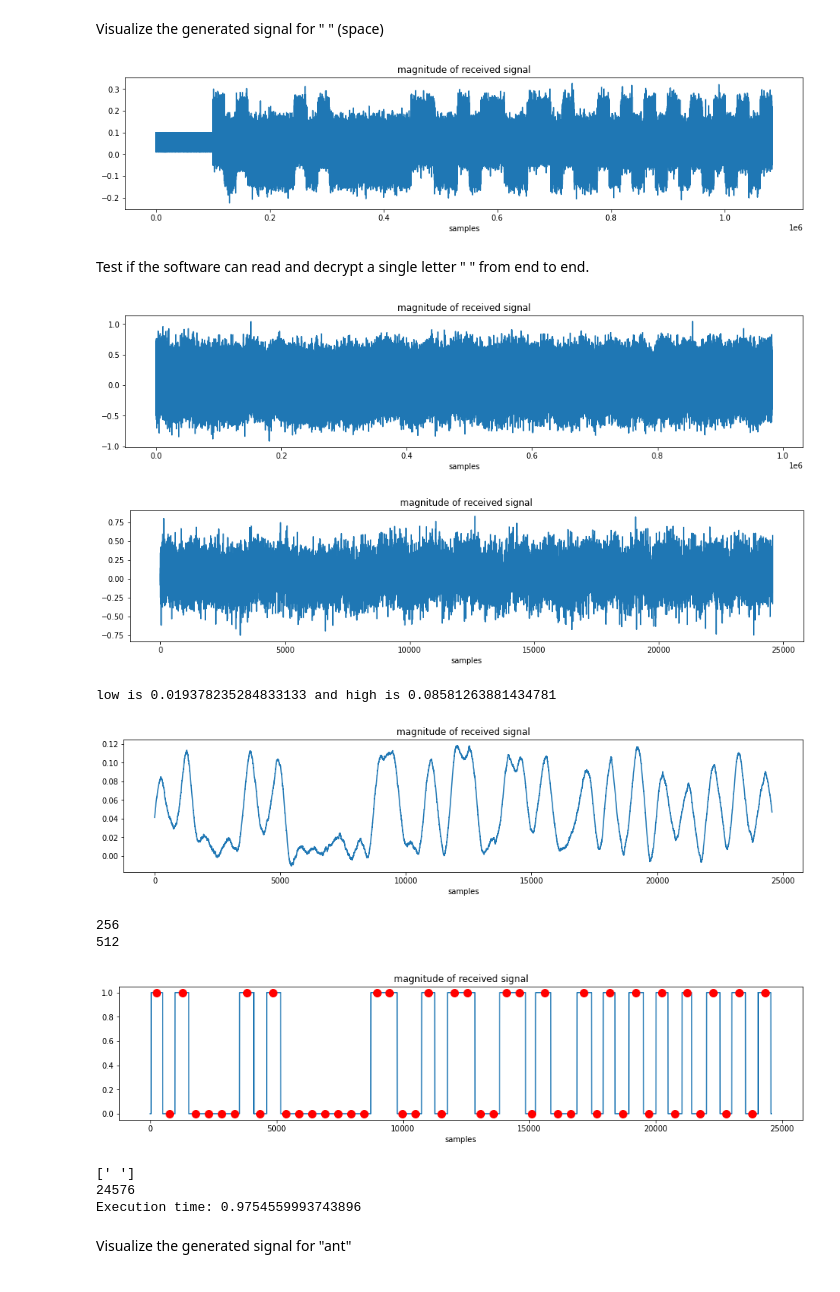
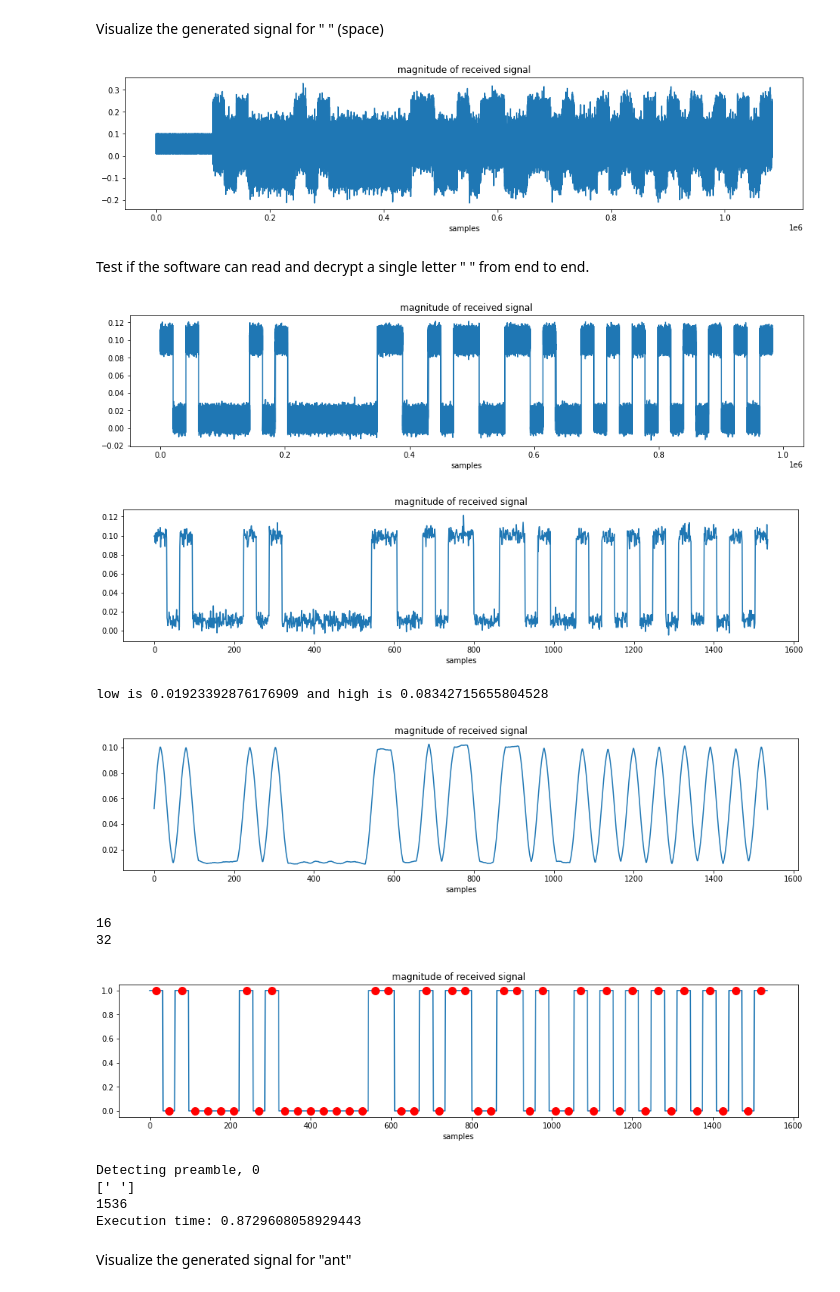
Before and after one commit to itsjameszhao/digital-systems-labs, a Jupyter notebook: Final_Project/Radio_Receiver/Receiver Prototyping.ipynb, the cells around one changed output. Saved outputs shown, nothing was run; the diff lists cells and outputs as text; code cells hidden in the pictures.

Commit message:
Reduce sample rate for faster preamble detection

```diff
--- a/Final_Project/Radio_Receiver/Receiver Prototyping.ipynb
+++ b/Final_Project/Radio_Receiver/Receiver Prototyping.ipynb
@@ -63,7 +63,7 @@ search terms:
 # The receiver's sampling rate in GHz
 FS = 2048000 # 2.048 GHz
 # The frequency (in Hz) that we would like to downsample to
-DOWNSAMPLE_FS = 100 * 2048
+DOWNSAMPLE_FS = 100 * 16
 # The time it takes to transmit one bit according to our protocol, in milliseconds
 TIME_ONE_BIT_MS = 20
 # The bitrate per second
@@ -433,46 +432,47 @@ Visualize the generated signal for " " (space)
 # %%
 plot_data(generate_synthetic_signal(" ", 0.1, 0.01, 0.05, random_noise_head=100000))
 # %% [output]
-[figure, old version]
+[figure, new version]
 # %% [markdown]
 Test if the software can read and decrypt a single letter " " from end to end.
 # %%
 def test_synthetic_complete_decode_single_character_space():
-    data = generate_synthetic_signal(" ", 0.1, 0.01, 0.2) # EXTREMELY NOISY SIGNAL
+    data = generate_synthetic_signal(" ", 0.1, 0.01, 0.005) # EXTREMELY NOISY SIGNAL
     plot_data(data)
     data = downsample(data, FS, DOWNSAMPLE_FS)
     plot_data(data)
     # Create the Gaussian kernel.
     smoothed_data = smoothing_filter(data)
     low, high = find_amplitude_cutoff(smoothed_data)
     print(f"low is {low} and high is {high}")
     data = digitize_samples(smoothed_data, (low + high) / 2)
     plot_data(smoothed_data)
     phase, period = PULSE_NUM_SAMPLES // 2, PULSE_NUM_SAMPLES
     print(phase)
     print(period)
     plot_data(data, [phase + k * period for k in range(48)])
     chars, i = extract_chars_from_data(data, 0)
     print(chars)
     print(i)
     assert chars == [' ']
 
 start_time = time.time()
 test_synthetic_complete_decode_single_character_space()
 end_time = time.time()
 
 print("Execution time:", end_time - start_time)
 # %% [output]
-[figure, old version]
+[figure, new version]
-[figure, old version]
+[figure, new version]
-low is 0.019378235284833133 and high is 0.08581263881434781
+low is 0.01923392876176909 and high is 0.08342715655804528
-[figure, old version]
+[figure, new version]
-256
-512
+16
+32
-[figure, old version]
+[figure, new version]
+Detecting preamble, 0
 [' ']
-24576
-Execution time: 0.9754559993743896
+1536
+Execution time: 0.8729608058929443
 # %% [markdown]
 Visualize the generated signal for "ant"
 # %%
```
Also changed, not shown: parts of 7 cells of this notebook.
